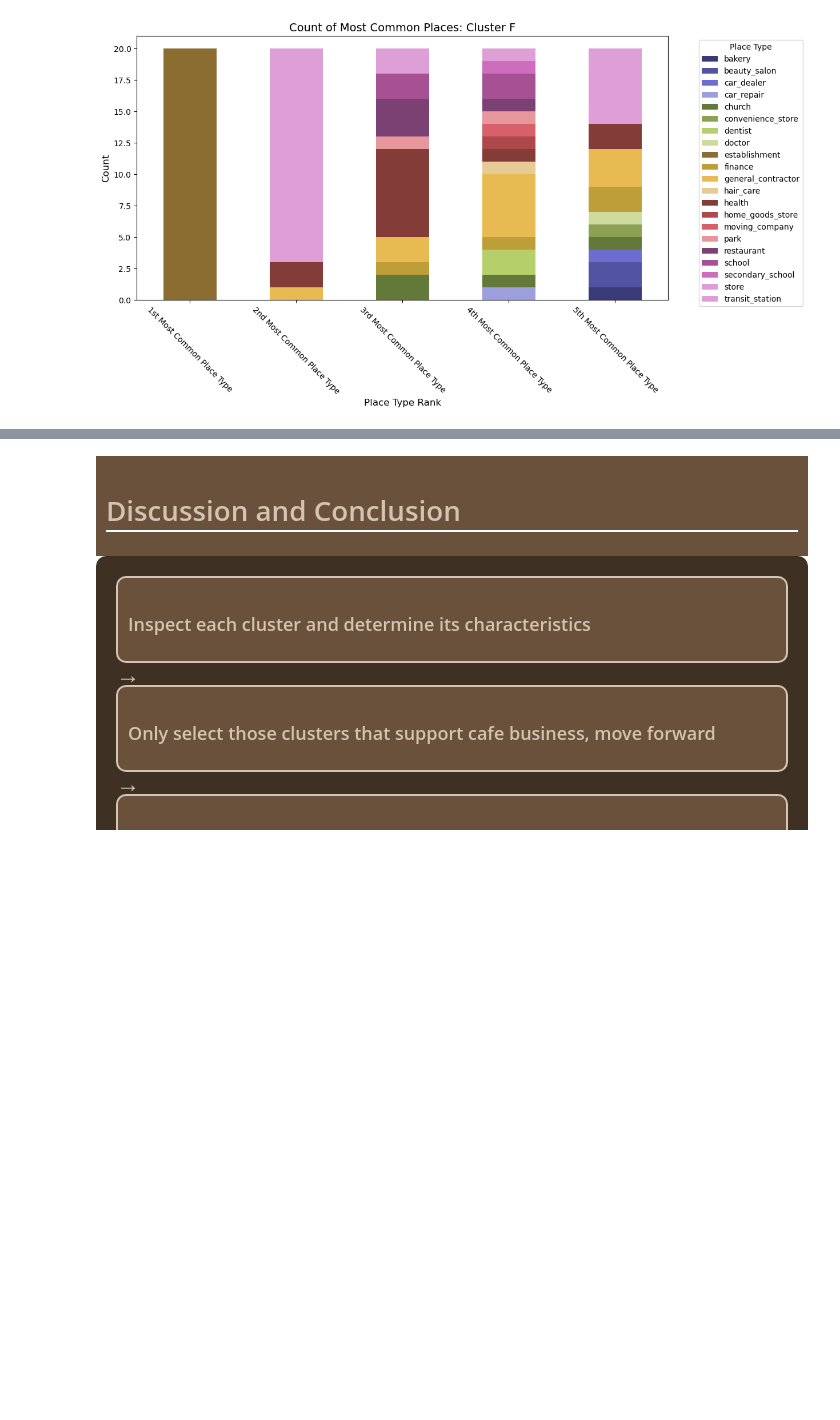
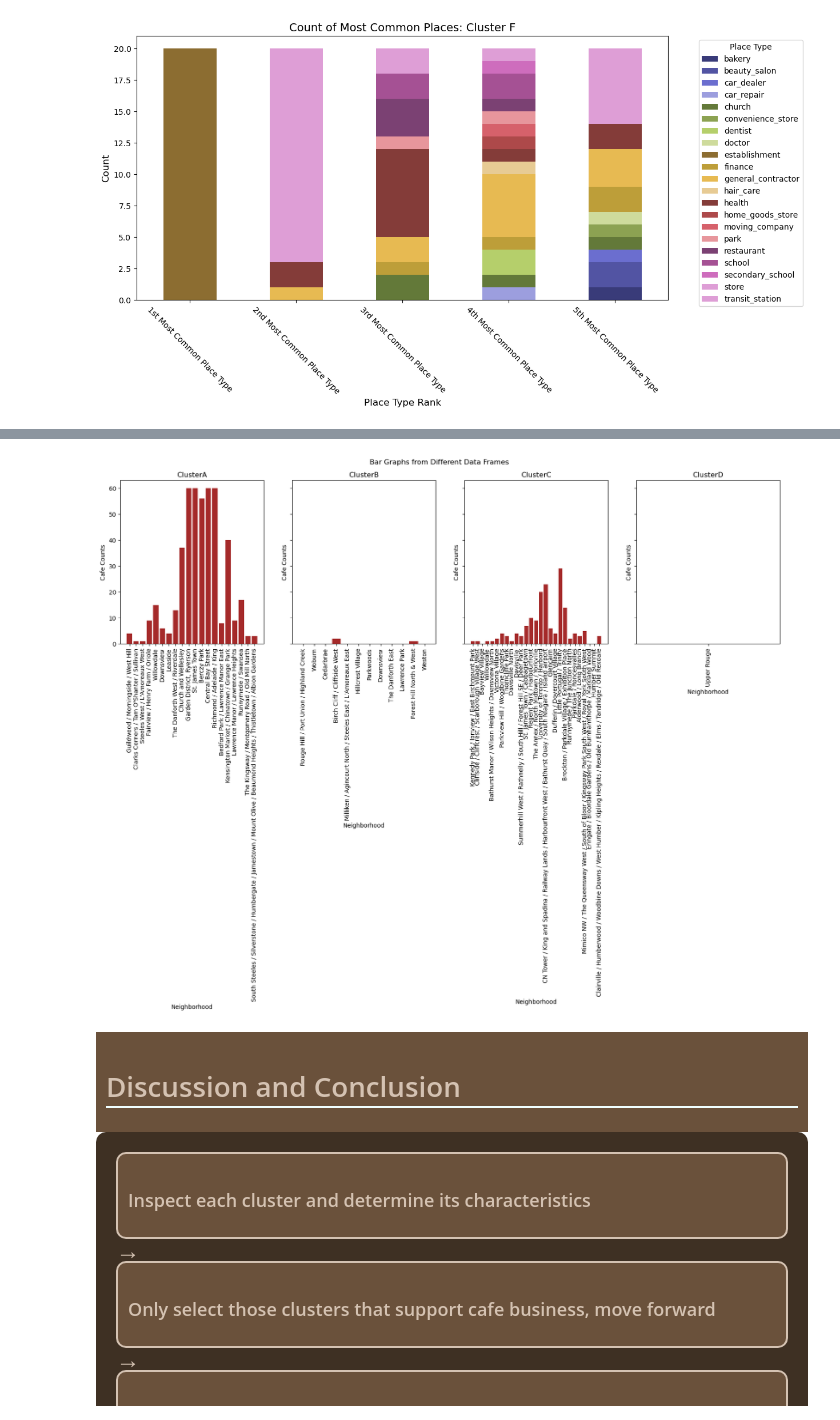
Before and after one commit to Dhruvi267/Market_segment, a Jupyter notebook: market-segmentationV3.ipynb, the cells around one changed output, grey strips where cells are left out. Drawn from its saved outputs; the diff is of its cells as text; code cells hidden in the pictures; blank space fills up the shorter version.

```diff
--- a/market-segmentationV3.ipynb
+++ b/market-segmentationV3.ipynb
@@ -1353,3 +1417,32 @@ plt.show()
+# %%
+# Create dataframe for cluster
+df1 = pd.DataFrame({'Neighborhood': ClusterA['Neighborhood'], 'Cafe Counts': ClusterA['Cafe Counts']})
+df2 = pd.DataFrame({'Neighborhood': ClusterB['Neighborhood'], 'Cafe Counts': ClusterB['Cafe Counts']})
+df3 = pd.DataFrame({'Neighborhood': ClusterC['Neighborhood'], 'Cafe Counts': ClusterC['Cafe Counts']})
+df4 = pd.DataFrame({'Neighborhood': ClusterD['Neighborhood'], 'Cafe Counts': ClusterD['Cafe Counts']})
+
+
+# List of data frames
+dfs = [df1, df2, df3, df4]
+labels = ['ClusterA', 'ClusterB', 'ClusterC', 'ClusterD']
+
+# Create subplots
+fig, axs = plt.subplots(1, 4, figsize=(20, 5), sharey=True)
+
+# Plot each data frame in a separate subplot
+for i, df in enumerate(dfs):
+    axs[i].bar(df['Neighborhood'], df['Cafe Counts'], color='brown')
+    axs[i].set_title(labels[i])
+    axs[i].set_xlabel('Neighborhood')
+    axs[i].set_ylabel('Cafe Counts')
+    axs[i].tick_params(axis='x', rotation=90)  # Rotate x-axis labels
+
+# Customize the plot
+fig.suptitle('Bar Graphs from Different Data Frames')
+plt.tight_layout(rect=[0, 0.03, 1, 0.95])  # Adjust layout to fit the title
+plt.show()
+# %% [output]
+[figure, added]
 # %% [markdown]
 <div style="background-color: #6a513b; padding: 10px;">
    <h1 style="color: #d4c2b2;border-bottom: 2px solid Azure;">Discussion and Conclusion</h1>
```
Also changed, not shown: parts of 7 cells of this notebook.
